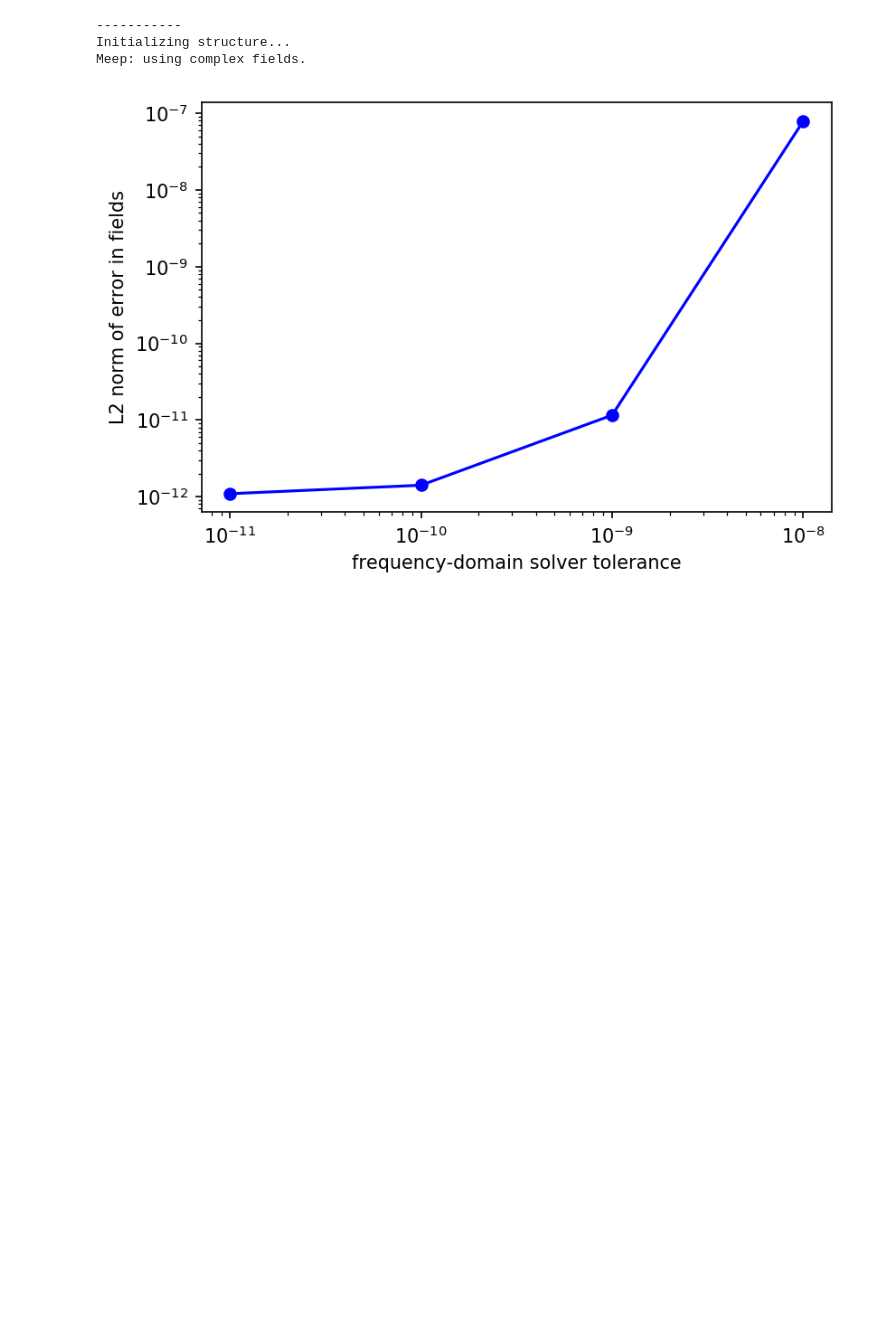
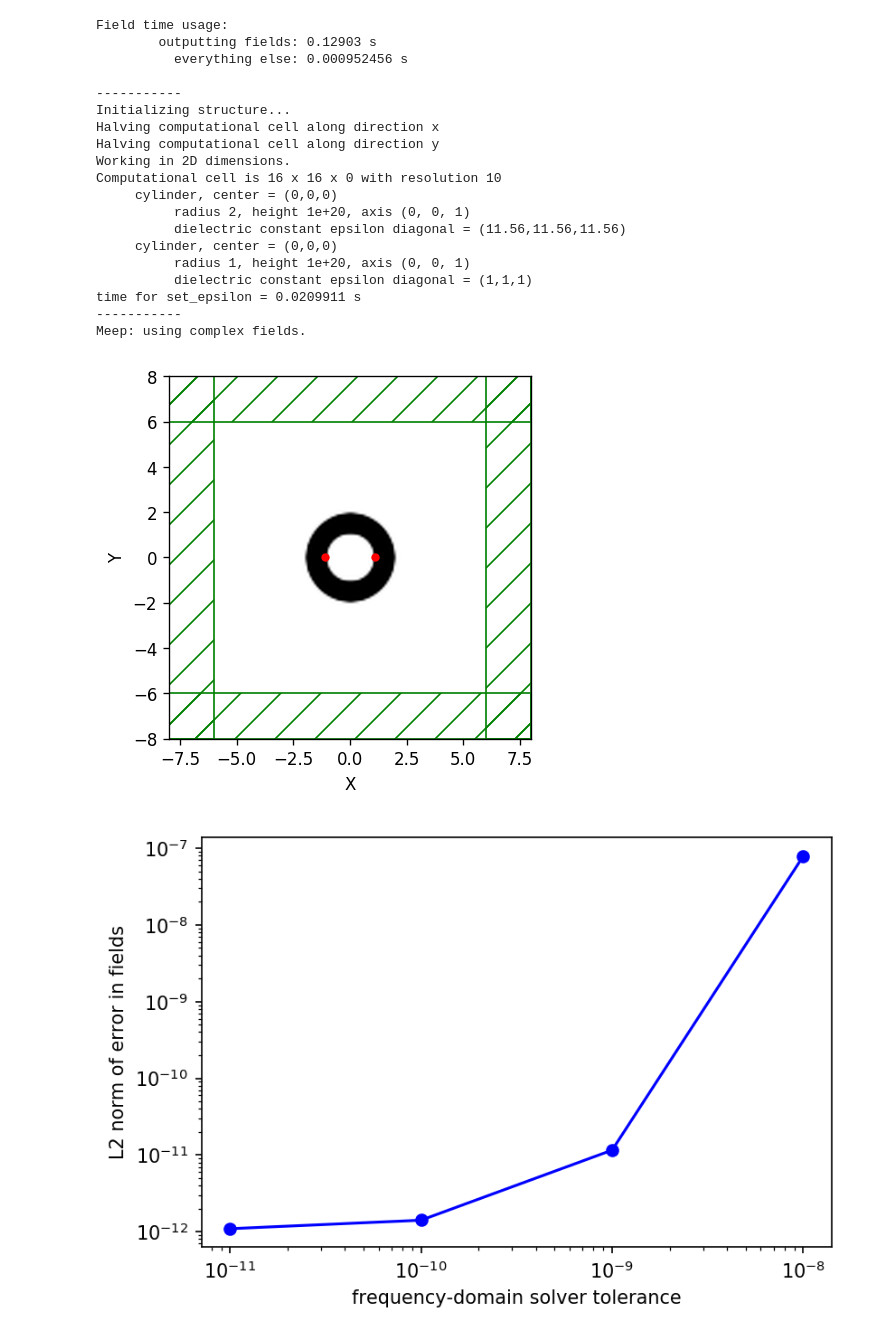
Before and after one commit to NanoComp/meep, a Jupyter notebook: python/examples/solve-cw.ipynb, the cells around one changed output. Saved outputs shown, nothing was run; the diff lists cells and outputs as text; code cells hidden in the pictures; blank space fills up the shorter version.

```diff
--- a/python/examples/solve-cw.ipynb
+++ b/python/examples/solve-cw.ipynb
@@ -1,9 +16,4 @@
 # %%
-import meep as mp
-import numpy as np
-from numpy import linalg as LA
-import matplotlib.pyplot as plt
-
 n = 3.4
 w = 1
 r = 1
@@ -18,39 +28,50 @@ pml_layers = [mp.PML(dpml)]
 nonpml_vol = mp.Volume(mp.Vector3(), size=mp.Vector3(sxy-2*dpml,sxy-2*dpml))
 
 geometry = [mp.Cylinder(radius=r+w, material=mp.Medium(index=n)),
             mp.Cylinder(radius=r)]
 
 fcen = 0.118
 df = 0.08
 
 src = [mp.Source(mp.ContinuousSource(fcen,fwidth=df),
                  component=mp.Ez,
                  center=mp.Vector3(r+0.1)),
        mp.Source(mp.ContinuousSource(fcen,fwidth=df),
                  component=mp.Ez,
                  center=mp.Vector3(-(r+0.1)),
                  amplitude=-1)]
 
 symmetries = [mp.Mirror(mp.X,phase=-1),
               mp.Mirror(mp.Y,phase=+1)]
 
 sim = mp.Simulation(cell_size=cell_size,
                     geometry=geometry,
                     sources=src,
                     resolution=10,
                     force_complex_fields=True,
                     symmetries=symmetries,
                     boundary_layers=pml_layers)
-
-num_tols = 5
-tols = np.power(10, np.arange(-8.0,-8.0-num_tols,-1.0))
-ez_dat = np.zeros((122,122,num_tols), dtype=np.complex_)
-
-for i in range(num_tols):
-    sim.init_sim()
-    sim.solve_cw(tols[i], 10000, 10)
-    ez_dat[:,:,i] = sim.get_array(vol=nonpml_vol, component=mp.Ez)
+f = plt.figure(dpi=120)
+sim.plot2D(ax=f.gca())
+plt.show()
 # %% [output]
+Field time usage:
+        outputting fields: 0.12903 s
+          everything else: 0.000952456 s
+
 -----------
 Initializing structure...
+Halving computational cell along direction x
+Halving computational cell along direction y
+Working in 2D dimensions.
+Computational cell is 16 x 16 x 0 with resolution 10
+     cylinder, center = (0,0,0)
+          radius 2, height 1e+20, axis (0, 0, 1)
+          dielectric constant epsilon diagonal = (11.56,11.56,11.56)
+     cylinder, center = (0,0,0)
+          radius 1, height 1e+20, axis (0, 0, 1)
+          dielectric constant epsilon diagonal = (1,1,1)
+time for set_epsilon = 0.0209911 s
+-----------
 Meep: using complex fields.
+[figure, added]
```
Also changed, not shown: parts of 4 cells of this notebook, 1 other file.
